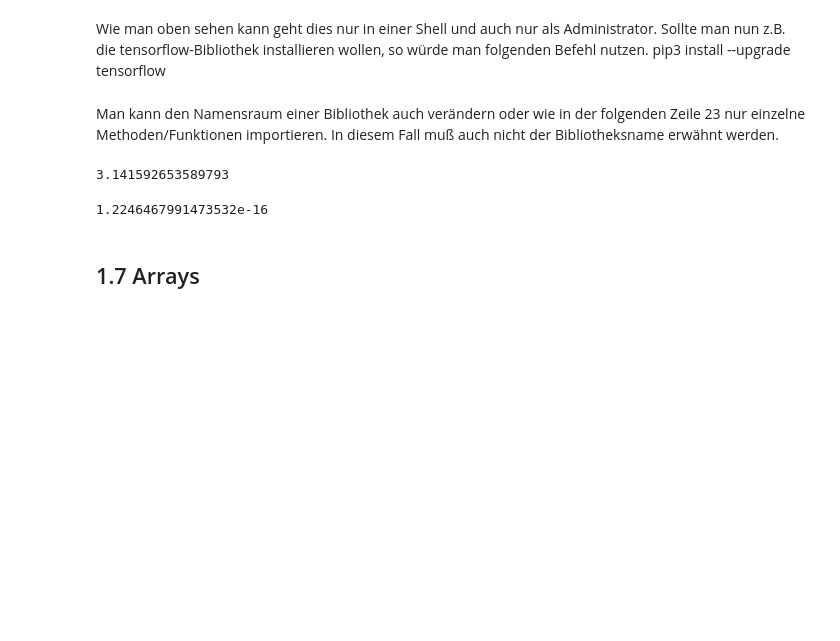
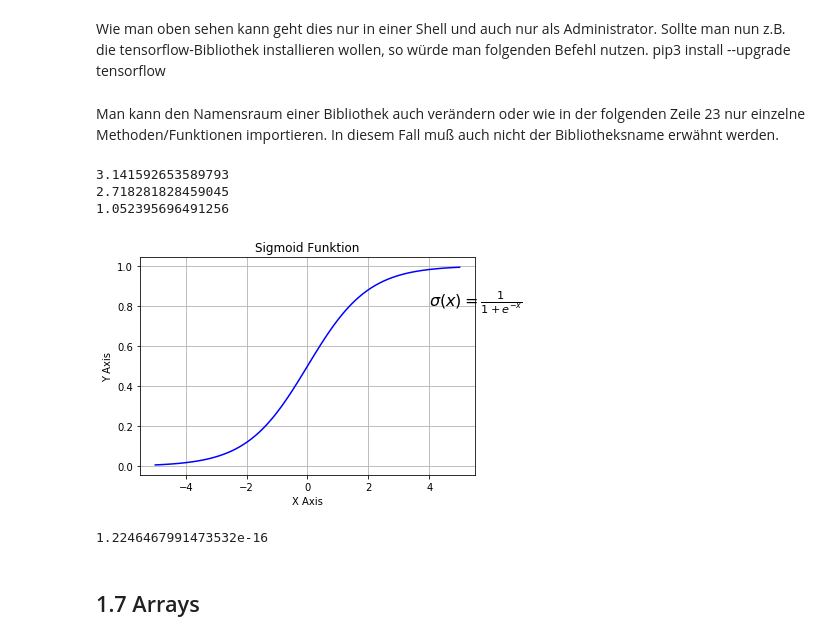
Before and after one commit to ProfEngel/python_learngroup, a Jupyter notebook: 1. Programmieren in Python 3.ipynb, the cells around one changed output. Saved outputs shown, nothing was run; the diff lists cells and outputs as text; code cells hidden in the pictures; blank space fills up the shorter version.

```diff
--- a/1. Programmieren in Python 3.ipynb
+++ b/1. Programmieren in Python 3.ipynb
@@ -249,7 +249,27 @@ from math import sin, pi
-# %%
-print(pi)
-# %% [output]
-3.141592653589793
+# %%
+print(pi)
+print(e)
+y=1/(1-pow(e,-x))
+print(x)
+# %% [output]
+3.141592653589793
+2.718281828459045
+1.052395696491256
+# %%
+import numpy as np
+import matplotlib.pyplot as plt
+def sigmoid(x):
+    return 1 / (1 + np.exp(-x))
+X = np.linspace(-5, 5, 100)
+plt.plot(X, sigma(X),'b')
+plt.xlabel('X Axis')
+plt.ylabel('Y Axis')
+plt.title('Sigmoid Funktion')
+plt.grid()
+plt.text(4, 0.8, r'$\sigma(x)=\frac{1}{1+e^{-x}}$', fontsize=16)
+plt.show()
+# %% [output]
+[figure, added]
 # %%
 print(sin(pi))
 # %% [output]
```
Also changed, not shown: parts of 1 cell of this notebook.
